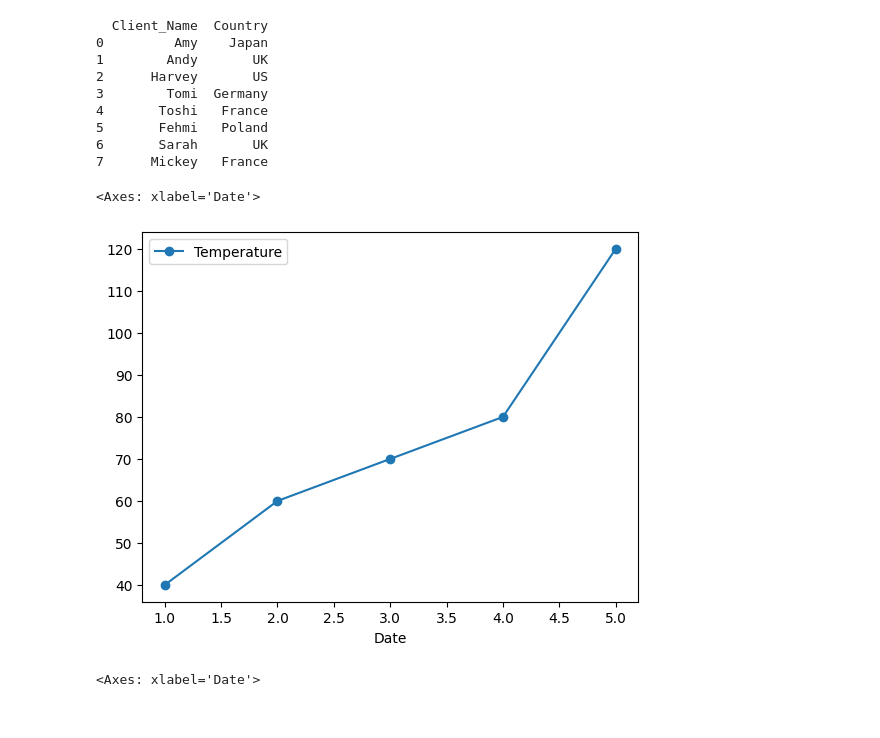
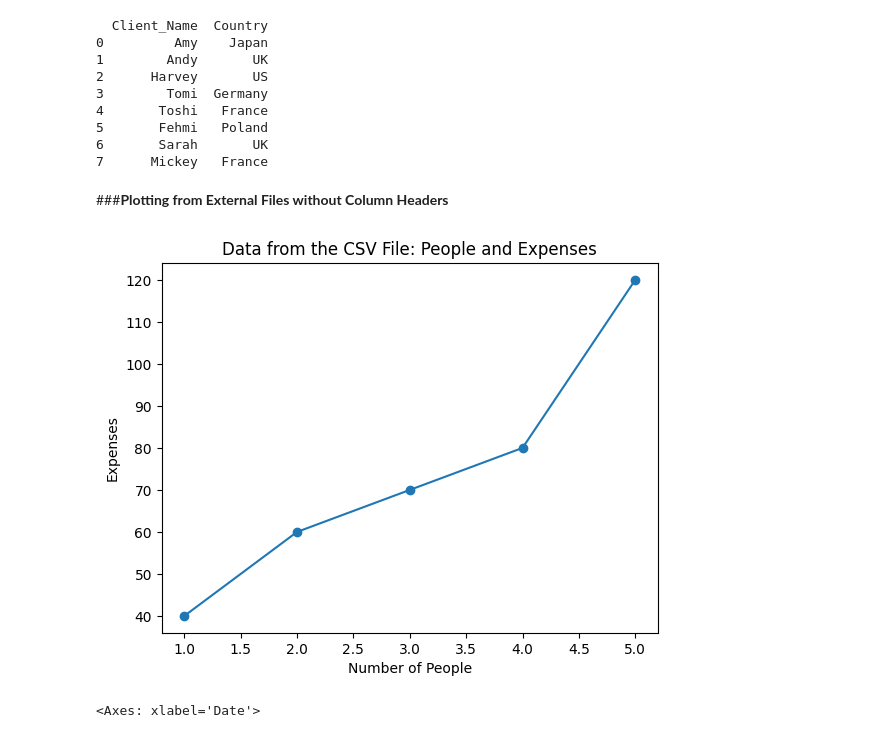
Before and after one commit to fosetorico/Data_Analytics, a Jupyter notebook: Graphs.ipynb, the cells around one changed output. Saved outputs shown, nothing was run; the diff lists cells and outputs as text; code cells hidden in the pictures.

```diff
--- a/Graphs.ipynb
+++ b/Graphs.ipynb
@@ -170,22 +183,23 @@ print (df)
 5       Fehmi   Poland
 6       Sarah       UK
 7      Mickey   France
+# %% [markdown]
+###**Plotting from External Files without Column Headers**
 # %%
 import pandas as pd
-df = pd.read_csv("/content/gdrive/MyDrive/Colab Notebooks/week1/text1.txt",delimiter=',', parse_dates=True,index_col=0, names = ['Date','Temperature'])
+df = pd.read_csv("/content/drive/MyDrive/Colab Notebooks/week1/text1.txt",delimiter=',', parse_dates=True,index_col=0, names = ['Number of People','Expenses'])
 
-# plt.plot(x,y, marker='o')
+plt.plot(df, marker='o')
 
-# plt.title('Data from the CSV File: People and Expenses')
+plt.title('Data from the CSV File: People and Expenses')
 
-# plt.xlabel('Number of People')
-# plt.ylabel('Expenses')
+plt.xlabel('Number of People')
+plt.ylabel('Expenses')
 
-# plt.show()
+plt.show()
 
-df.plot(marker='o')
+# df.plot(marker='o')
 # %% [output]
-<Axes: xlabel='Date'>
-[figure, old version]
+[figure, new version]
 # %%
 import pandas as pd
```
Also changed, not shown: parts of 38 cells of this notebook.
